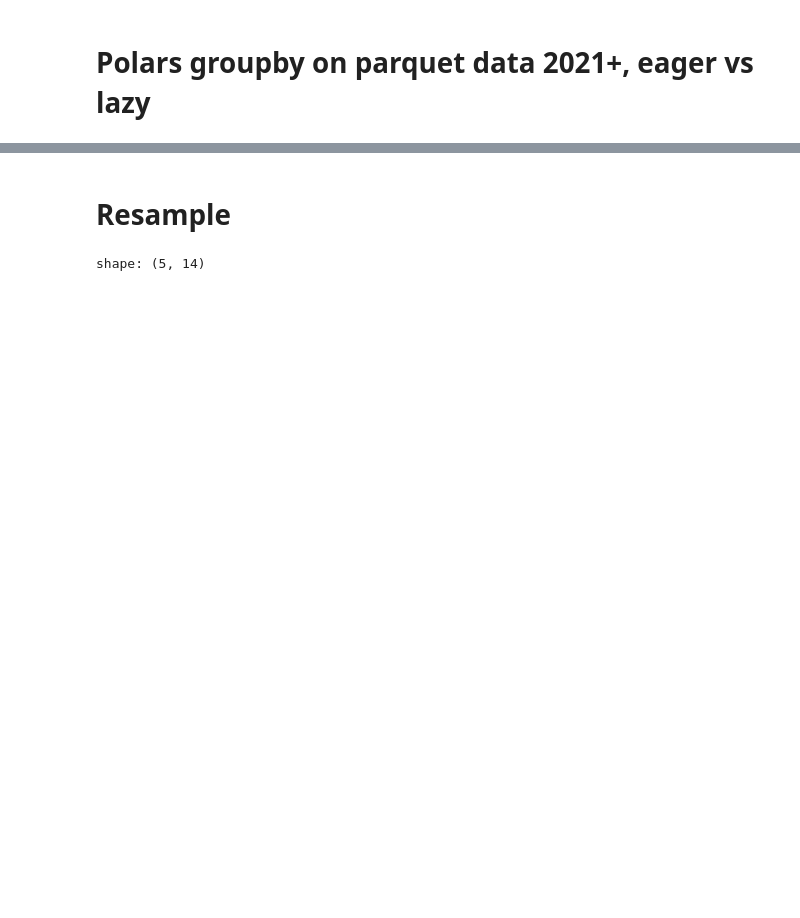
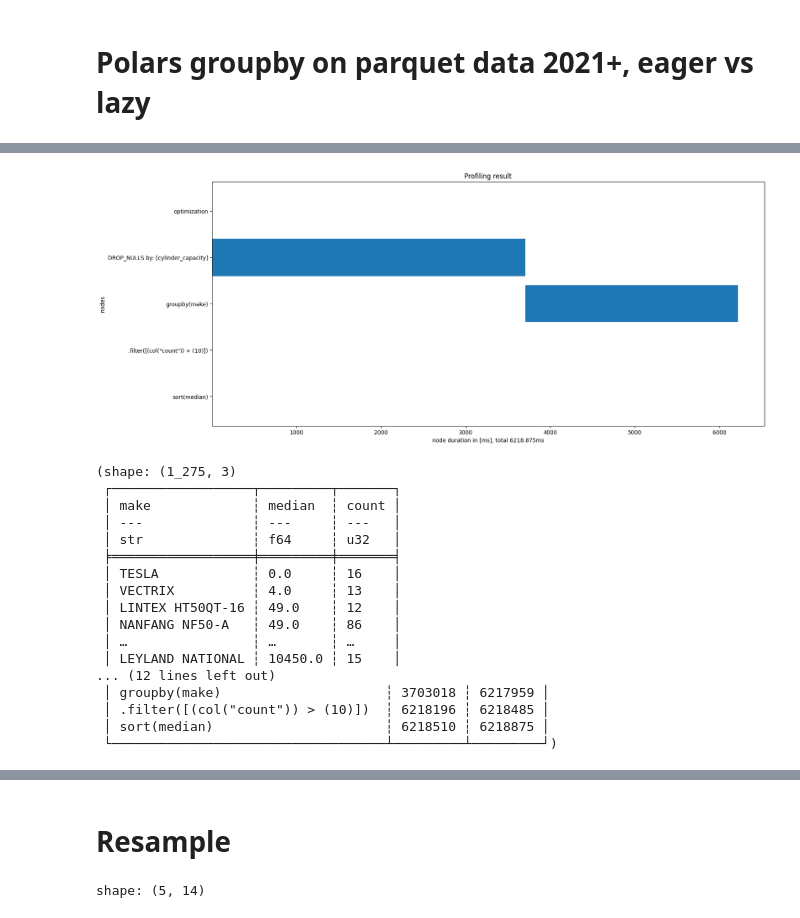
Before and after one commit to ianozsvald/mot_pandas2_polars_dask, a Jupyter notebook: experiments/20230523_polars_groupby.ipynb, the cells around one changed output, grey strips where cells are left out. Saved outputs shown, nothing was run; the diff lists cells and outputs as text; code cells hidden in the pictures; blank space fills up the shorter version.

```diff
--- a/experiments/20230523_polars_groupby.ipynb
+++ b/experiments/20230523_polars_groupby.ipynb
@@ -108,0 +199,25 @@ In [24] used 0.7 MiB RAM in 0.15s (system mean cpu 3%, single max cpu 7%), peake
+# %%
+# .profile() only exists for Lazy dataframe
+dfple.lazy().filter(pl.col('cylinder_capacity').is_not_null()) \
+.groupby(by='make').agg([pl.col('cylinder_capacity').median().alias('median'), pl.col('cylinder_capacity').count().alias('count')])\
+.filter(pl.col('count') > 10).sort(by='median').\
+profile(type_coercion=False, predicate_pushdown=False, projection_pushdown=False, simplify_expression=False, slice_pushdown=False, common_subplan_elimination=False, show_plot=True)
+# %% [output]
+[figure, added]
+(shape: (1_275, 3)
+ ┌──────────────────┬─────────┬───────┐
+ │ make             ┆ median  ┆ count │
+ │ ---              ┆ ---     ┆ ---   │
+ │ str              ┆ f64     ┆ u32   │
+ ╞══════════════════╪═════════╪═══════╡
+ │ TESLA            ┆ 0.0     ┆ 16    │
+ │ VECTRIX          ┆ 4.0     ┆ 13    │
+ │ LINTEX HT50QT-16 ┆ 49.0    ┆ 12    │
+ │ NANFANG NF50-A   ┆ 49.0    ┆ 86    │
+ │ …                ┆ …       ┆ …     │
+ │ LEYLAND NATIONAL ┆ 10450.0 ┆ 15    │
+... (12 lines left out)
+ │ groupby(make)                     ┆ 3703018 ┆ 6217959 │
+ │ .filter([(col("count")) > (10)])  ┆ 6218196 ┆ 6218485 │
+ │ sort(median)                      ┆ 6218510 ┆ 6218875 │
+ └───────────────────────────────────┴─────────┴─────────┘)
```
Also changed, not shown: parts of 34 cells of this notebook, 1 other file.
